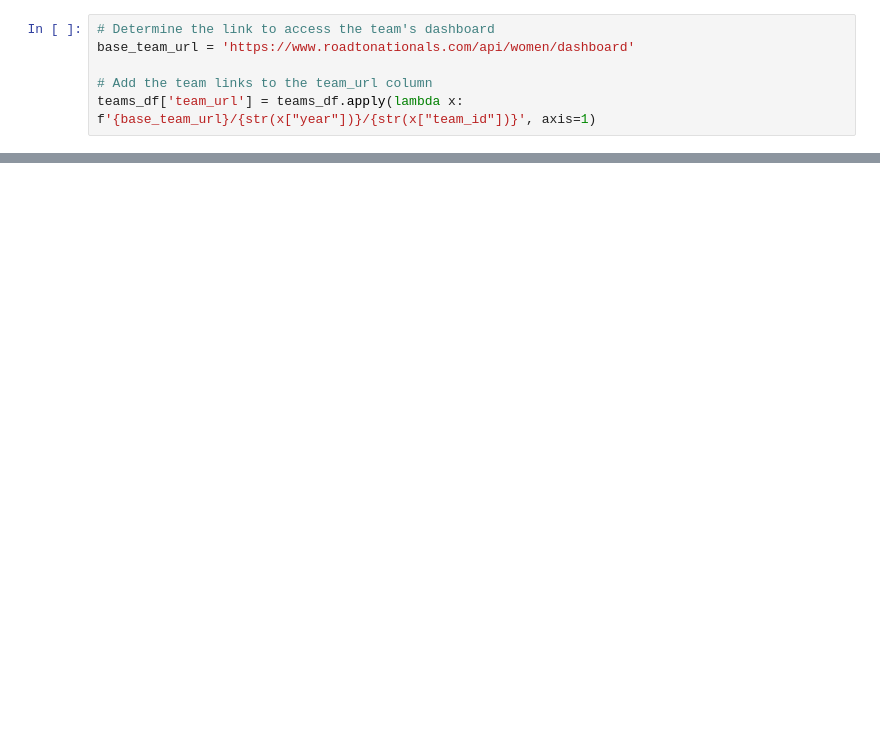
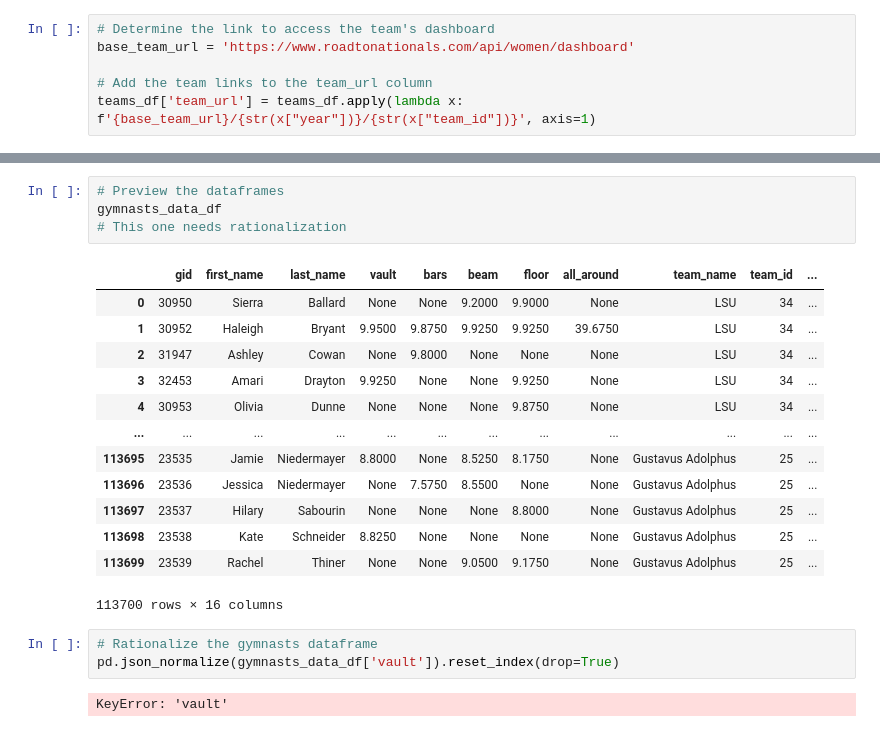
Before and after one commit to LSE-ME204/me204-2024-project-jesatuts2, a Jupyter notebook: Notebooks/NB02-Build-Database.ipynb, the cells around one changed output, grey strips where cells are left out. Cells and saved outputs as stored; diff of their text form; blank space fills up the shorter version.

```diff
--- a/Notebooks/NB02-Build-Database.ipynb
+++ b/Notebooks/NB02-Build-Database.ipynb
@@ -116,0 +243,23 @@ teams_df.head()
+# %%
+# Preview the dataframes
+gymnasts_data_df
+# This one needs rationalization
+# %% [output]
+|  | gid | first_name | last_name | vault | bars | beam | floor | all_around | team_name | team_id | ... |
+| 0 | 30950 | Sierra | Ballard | None | None | 9.2000 | 9.9000 | None | LSU | 34 | ... |
+| 1 | 30952 | Haleigh | Bryant | 9.9500 | 9.8750 | 9.9250 | 9.9250 | 39.6750 | LSU | 34 | ... |
+| 2 | 31947 | Ashley | Cowan | None | 9.8000 | None | None | None | LSU | 34 | ... |
+| 3 | 32453 | Amari | Drayton | 9.9250 | None | None | 9.9250 | None | LSU | 34 | ... |
+| 4 | 30953 | Olivia | Dunne | None | None | None | 9.8750 | None | LSU | 34 | ... |
+| ... | ... | ... | ... | ... | ... | ... | ... | ... | ... | ... | ... |
+| 113695 | 23535 | Jamie | Niedermayer | 8.8000 | None | 8.5250 | 8.1750 | None | Gustavus Adolphus | 25 | ... |
+| 113696 | 23536 | Jessica | Niedermayer | None | 7.5750 | 8.5500 | None | None | Gustavus Adolphus | 25 | ... |
+| 113697 | 23537 | Hilary | Sabourin | None | None | None | 8.8000 | None | Gustavus Adolphus | 25 | ... |
+| 113698 | 23538 | Kate | Schneider | 8.8250 | None | None | None | None | Gustavus Adolphus | 25 | ... |
+| 113699 | 23539 | Rachel | Thiner | None | None | 9.0500 | 9.1750 | None | Gustavus Adolphus | 25 | ... |
+113700 rows × 16 columns
+# %%
+# Rationalize the gymnasts dataframe
+pd.json_normalize(gymnasts_data_df['vault']).reset_index(drop=True)
+# %% [output]
+KeyError: 'vault'
```
Also changed, not shown: parts of 15 cells of this notebook.
